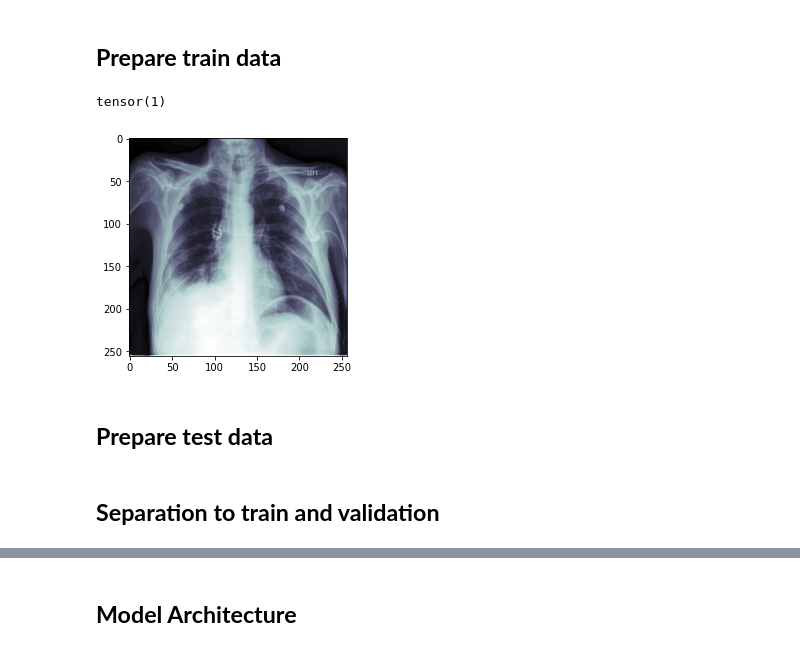
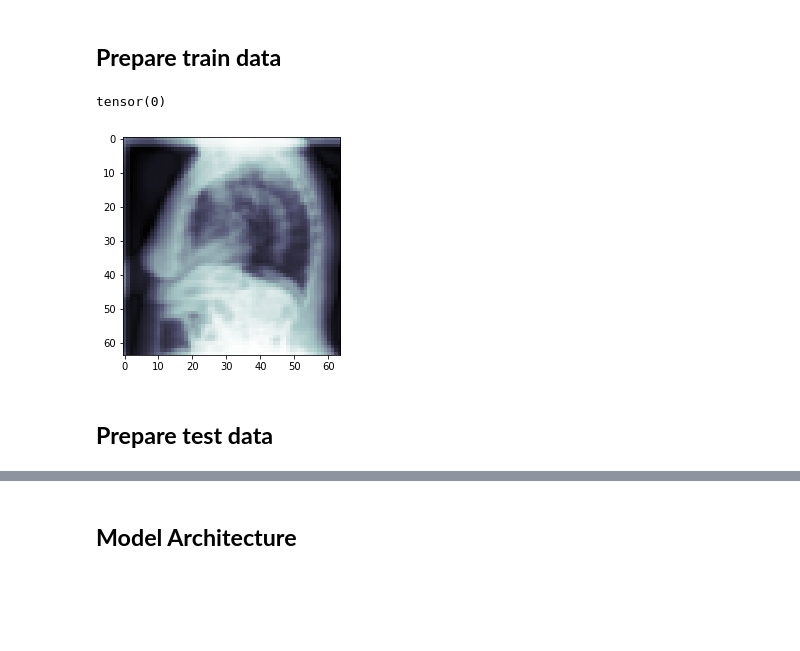
Before and after one commit to bernieee/sirius, a Jupyter notebook: AI_for_Med_image_analysis/Challenge_lungs_classification.ipynb, the cells around one changed output, grey strips where cells are left out. Drawn from its saved outputs; the diff is of its cells as text; code cells hidden in the pictures; blank space fills up the shorter version.

```diff
--- a/AI_for_Med_image_analysis/Challenge_lungs_classification.ipynb
+++ b/AI_for_Med_image_analysis/Challenge_lungs_classification.ipynb
@@ -75,7 +75,7 @@ class LungsClassificationDataset(Dataset):
 
     def get_image(self, image_path):
         image = imageio.imread(image_path)
-        image = resize(image, (256, 256),
+        image = resize(image, (64, 64),
                        anti_aliasing=True)
         return image
 
@@ -86,6 +86,7 @@ class LungsClassificationDataset(Dataset):
         label = self.image_labels[image_path]
 
         image = torch.tensor(image)
+        image = image.unsqueeze(0).float()
         label = torch.tensor(label)
 
         return {'image':image, 'label':label}
@@ -99,10 +100,10 @@ imageWidth, imageHeight = train[0]['image'].shape
 # %%
 sample = train[5]
-plt.imshow(sample['image'], cmap='bone')
+plt.imshow(sample['image'].squeeze(0), cmap='bone')
 print(sample['label'])
 # %% [output]
-tensor(1)
+tensor(0)
-[figure, old version]
+[figure, new version]
 # %% [markdown]
 ## **Prepare test data**
 # %%
@@ -117,5 +118,3 @@ for image in images:
     test_image_names.append(image_name)
 # %%
 nTestData = len(test_image_names)
-# %% [markdown]
-## **Separation to train and validation**
```
Also changed, not shown: parts of 7 cells of this notebook.
